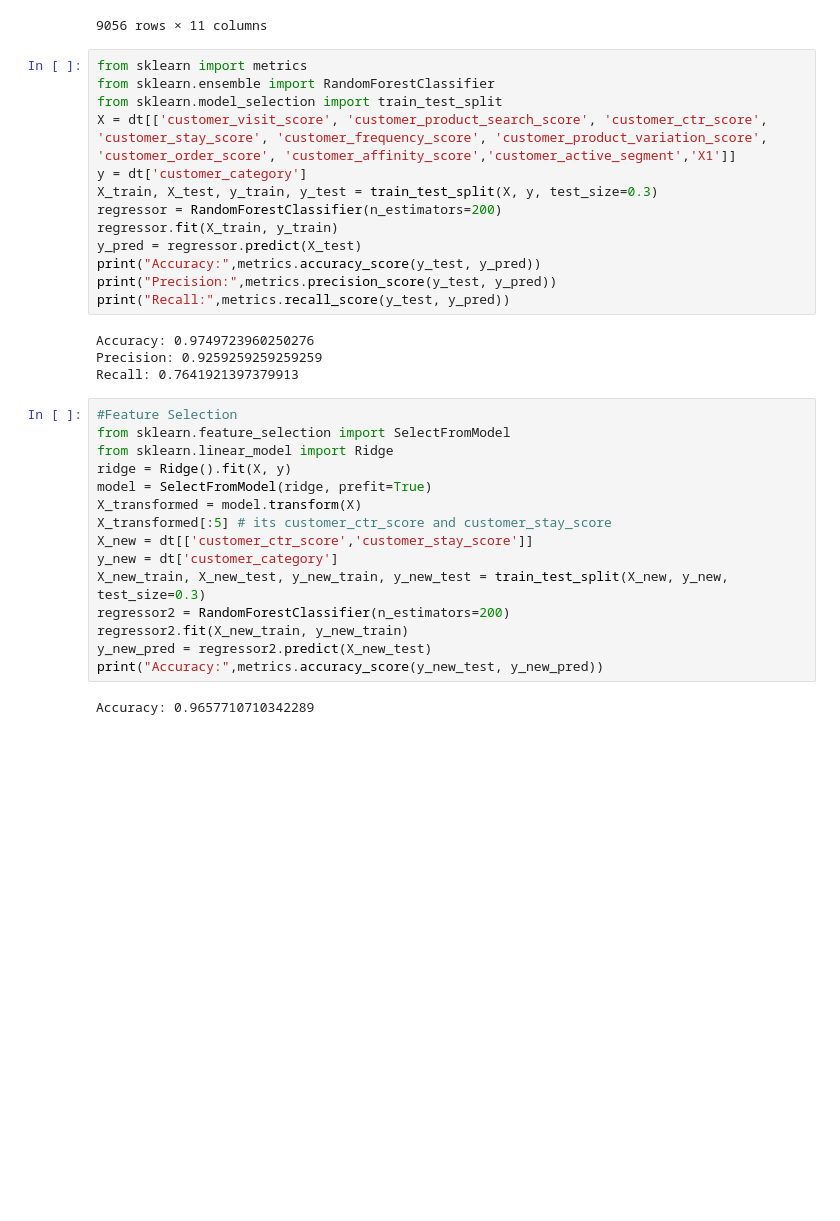
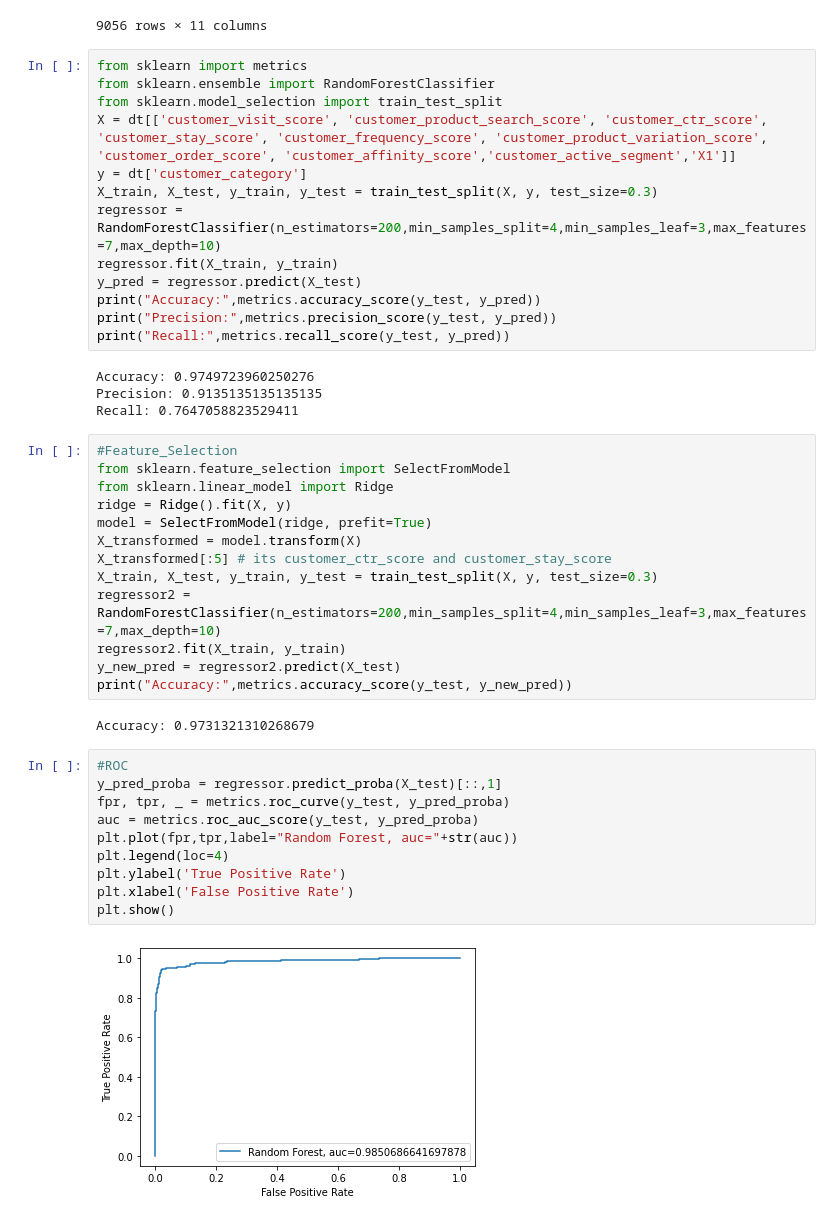
Before and after one commit to rnd4u-org/2021-knu-classif, a Jupyter notebook: untitled.ipynb, the cells around one changed output. Cells and saved outputs as stored; diff of their text form; blank space fills up the shorter version.

```diff
--- a/untitled.ipynb
+++ b/untitled.ipynb
@@ -310,7 +310,7 @@ from sklearn.model_selection import train_test_split
 X = dt[['customer_visit_score', 'customer_product_search_score', 'customer_ctr_score', 'customer_stay_score', 'customer_frequency_score', 'customer_product_variation_score', 'customer_order_score', 'customer_affinity_score','customer_active_segment','X1']]
 y = dt['customer_category']
 X_train, X_test, y_train, y_test = train_test_split(X, y, test_size=0.3)
-regressor = RandomForestClassifier(n_estimators=200)
+regressor = RandomForestClassifier(n_estimators=200,min_samples_split=4,min_samples_leaf=3,max_features=7,max_depth=10)
 regressor.fit(X_train, y_train)
 y_pred = regressor.predict(X_test)
 print("Accuracy:",metrics.accuracy_score(y_test, y_pred))
@@ -318,22 +318,32 @@ print("Precision:",metrics.precision_score(y_test, y_pred))
 print("Recall:",metrics.recall_score(y_test, y_pred))
 # %% [output]
 Accuracy: 0.9749723960250276
-Precision: 0.9259259259259259
-Recall: 0.7641921397379913
+Precision: 0.9135135135135135
+Recall: 0.7647058823529411
 # %%
-#Feature Selection
+#Feature_Selection
 from sklearn.feature_selection import SelectFromModel
 from sklearn.linear_model import Ridge
 ridge = Ridge().fit(X, y)
 model = SelectFromModel(ridge, prefit=True)
 X_transformed = model.transform(X)
 X_transformed[:5] # its customer_ctr_score and customer_stay_score
-X_new = dt[['customer_ctr_score','customer_stay_score']]
-y_new = dt['customer_category']
-X_new_train, X_new_test, y_new_train, y_new_test = train_test_split(X_new, y_new, test_size=0.3)
-regressor2 = RandomForestClassifier(n_estimators=200)
-regressor2.fit(X_new_train, y_new_train)
-y_new_pred = regressor2.predict(X_new_test)
-print("Accuracy:",metrics.accuracy_score(y_new_test, y_new_pred))
+X_train, X_test, y_train, y_test = train_test_split(X, y, test_size=0.3)
+regressor2 = RandomForestClassifier(n_estimators=200,min_samples_split=4,min_samples_leaf=3,max_features=7,max_depth=10)
+regressor2.fit(X_train, y_train)
+y_new_pred = regressor2.predict(X_test)
+print("Accuracy:",metrics.accuracy_score(y_test, y_new_pred))
 # %% [output]
-Accuracy: 0.9657710710342289
+Accuracy: 0.9731321310268679
+# %%
+#ROC
+y_pred_proba = regressor.predict_proba(X_test)[::,1]
+fpr, tpr, _ = metrics.roc_curve(y_test, y_pred_proba)
+auc = metrics.roc_auc_score(y_test, y_pred_proba)
+plt.plot(fpr,tpr,label="Random Forest, auc="+str(auc))
+plt.legend(loc=4)
+plt.ylabel('True Positive Rate')
+plt.xlabel('False Positive Rate')
+plt.show()
+# %% [output]
+[figure, added]
```
Also changed, not shown: parts of 3 cells of this notebook.
